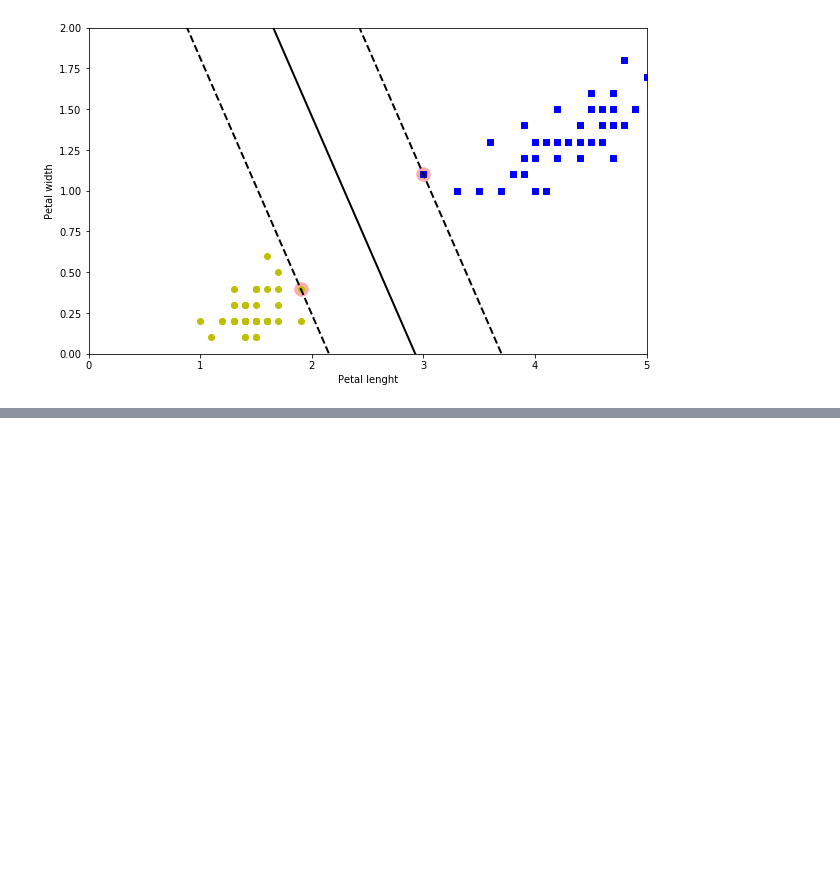
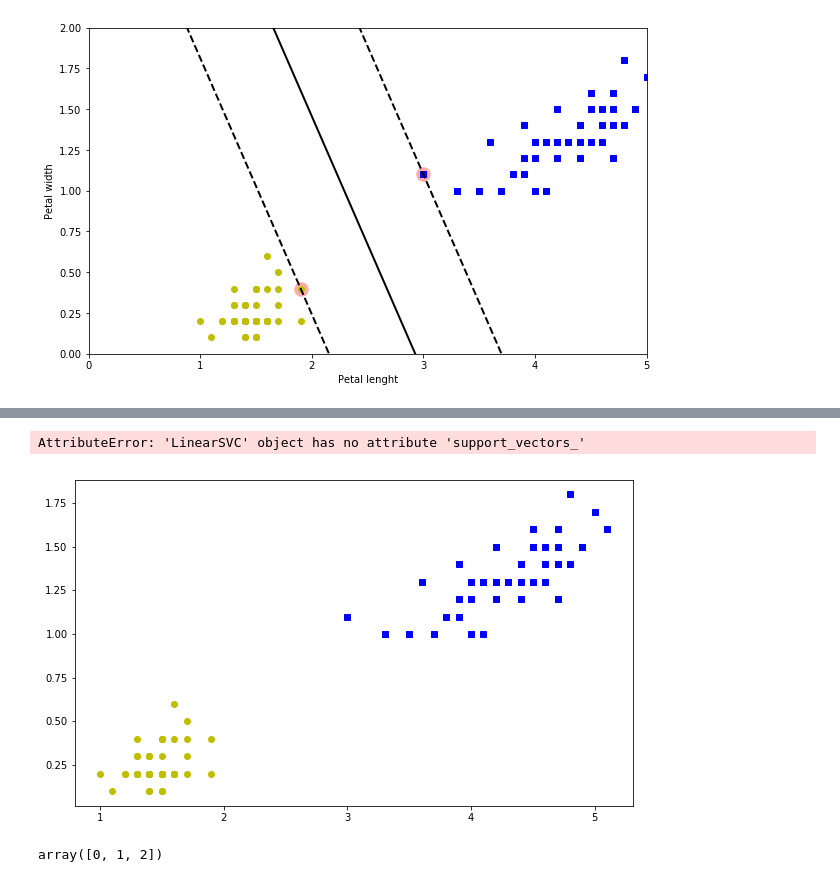
Before and after one commit to Ohtar10/ml-python, a Jupyter notebook: ch05/SVM.ipynb, the cells around one changed output, grey strips where cells are left out. Saved outputs shown, nothing was run; the diff lists cells and outputs as text; code cells hidden in the pictures; blank space fills up the shorter version.

```diff
--- a/ch05/SVM.ipynb
+++ b/ch05/SVM.ipynb
@@ -64,0 +130,13 @@ plt.show()
+# %%
+plt.figure(figsize=(10, 6))
+plt.plot(X[y==0, 0], X[y==0, 1], 'yo', label='Iris-Setosa')
+plt.plot(X[y==1, 0], X[y==1, 1], 'bs', label='Iris-Versicolour')
+plt.plot(X[y==2, 0], X[y==2, 1], 'g^', label='Iris-Virginica')
+plot_svm_decision_boundary(svm_clf.steps[1][1], 0.0, 5.5)
+plt.xlabel('Petal lenght')
+plt.ylabel('Petal width')
+plt.axis([0.0, 5.0, 0.0, 2.0])
+plt.show()
+# %% [output]
+AttributeError: 'LinearSVC' object has no attribute 'support_vectors_'
+[figure, added]
@@ -64,0 +145,4 @@ plt.show()
+# %%
+linearSVC.
+# %% [output]
+array([0, 1, 2])
```
Also changed, not shown: parts of 7 cells of this notebook.
